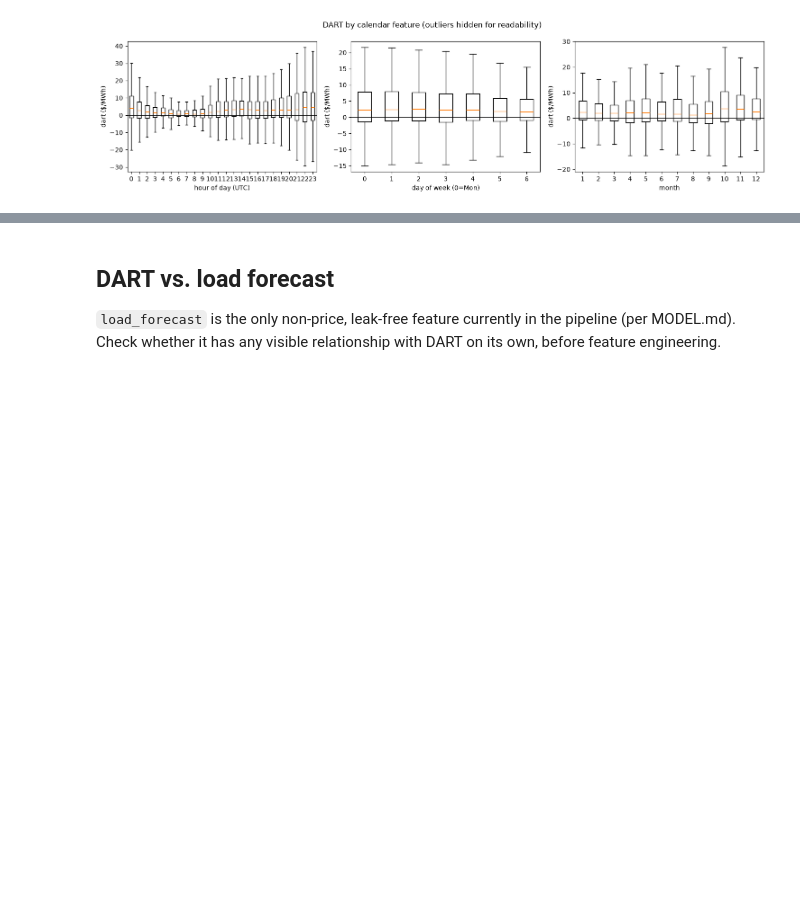
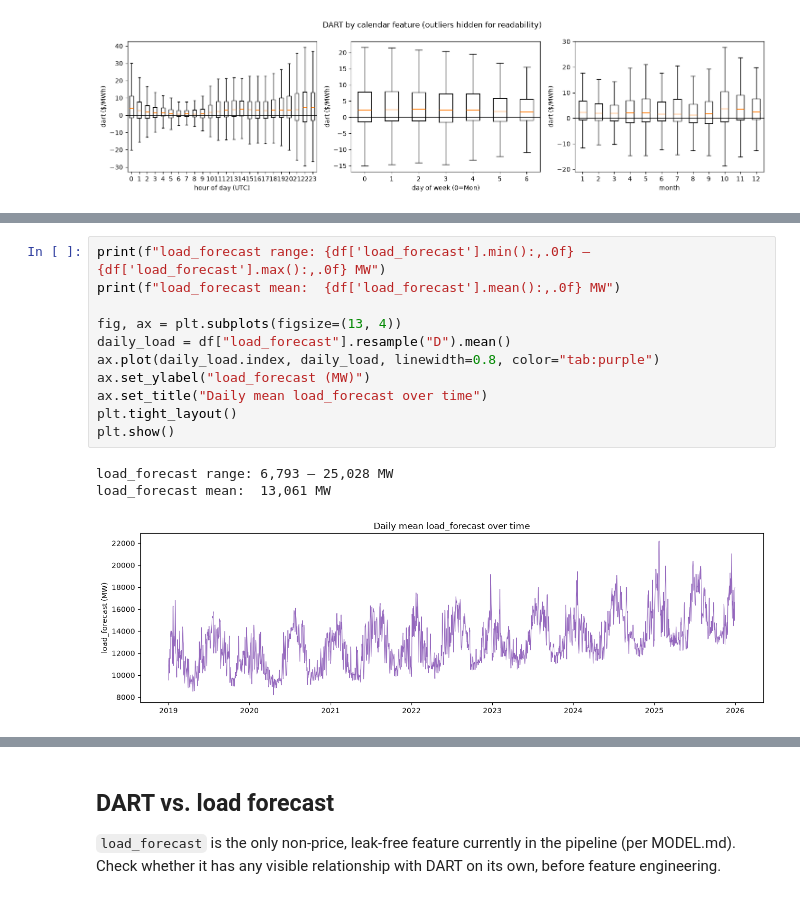
Before and after one commit to whoIsClownHere/dart-spread-western-hub-pjm, a Jupyter notebook: analysis/eda.ipynb, the cells around one changed output, grey strips where cells are left out. Drawn from its saved outputs; the diff is of its cells as text; blank space fills up the shorter version.

```diff
--- a/analysis/eda.ipynb
+++ b/analysis/eda.ipynb
@@ -206,0 +213,15 @@ plt.show()
+# %%
+print(f"load_forecast range: {df['load_forecast'].min():,.0f} – {df['load_forecast'].max():,.0f} MW")
+print(f"load_forecast mean:  {df['load_forecast'].mean():,.0f} MW")
+
+fig, ax = plt.subplots(figsize=(13, 4))
+daily_load = df["load_forecast"].resample("D").mean()
+ax.plot(daily_load.index, daily_load, linewidth=0.8, color="tab:purple")
+ax.set_ylabel("load_forecast (MW)")
+ax.set_title("Daily mean load_forecast over time")
+plt.tight_layout()
+plt.show()
+# %% [output]
+load_forecast range: 6,793 – 25,028 MW
+load_forecast mean:  13,061 MW
+[figure, added]
```
Also changed, not shown: parts of 4 cells of this notebook, 2 other files.
